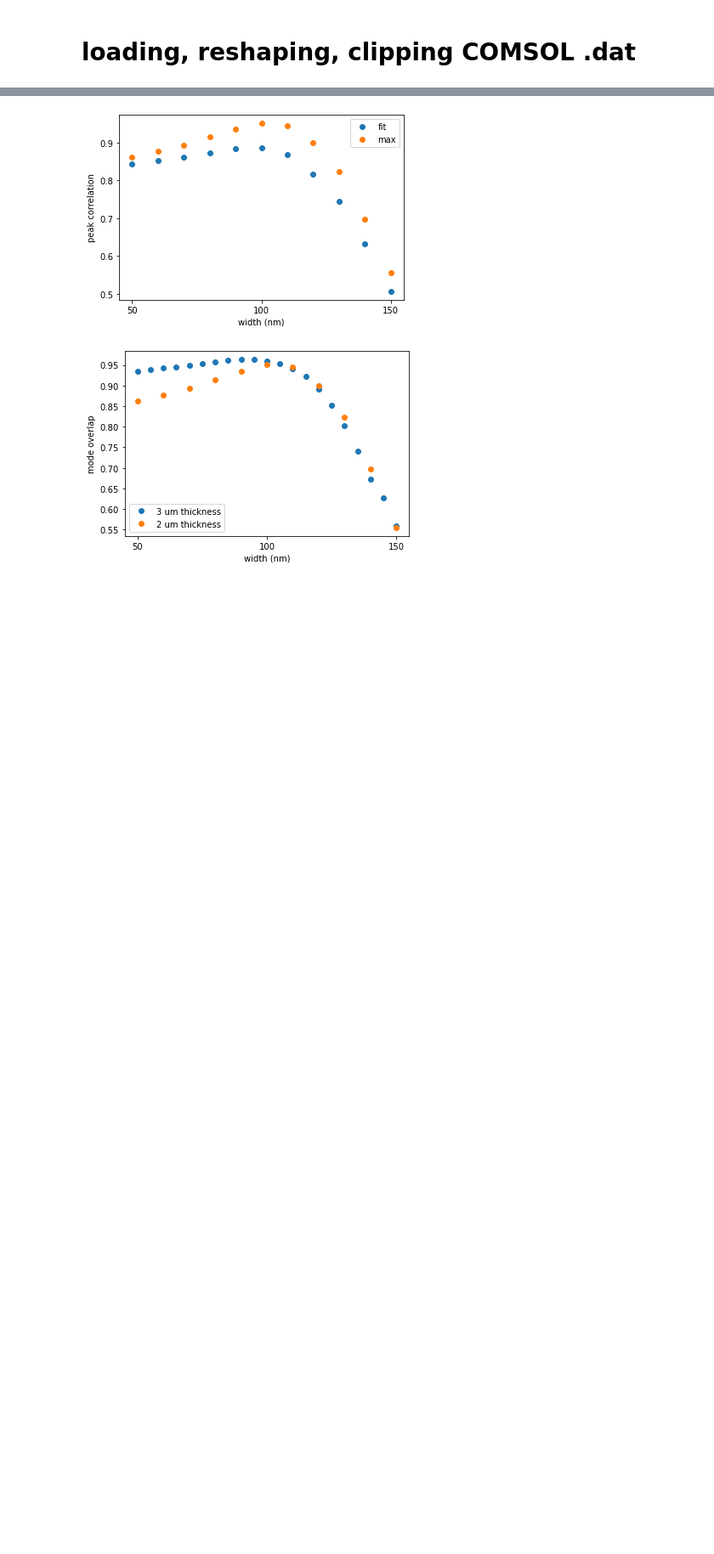
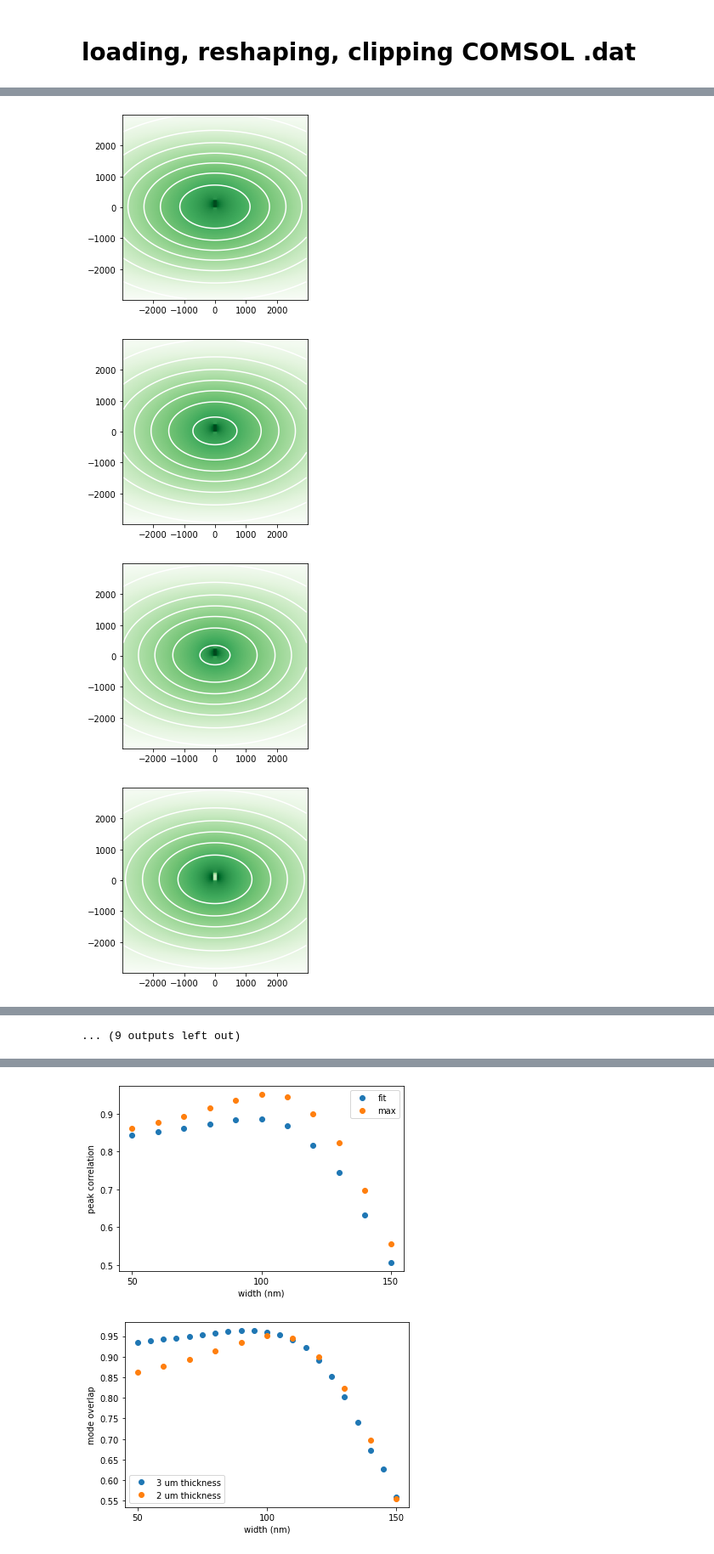
Before and after one commit to polnops/mode_overlap, a Jupyter notebook: waist_vs_width.ipynb, the cells around one changed output, grey strips where cells are left out. Shown at 85% size. Saved outputs shown, nothing was run; the diff lists cells and outputs as text; code cells hidden in the pictures; blank space fills up the shorter version.

```diff
--- a/waist_vs_width.ipynb
+++ b/waist_vs_width.ipynb
@@ -21,0 +30,7 @@ a1, a2, a3 = convolveComplex(dat_fiber, dat, param_list,
+# %%
+w_3um = plotandfitNorm(dat_3um, param_list_3um, bound=3000, res = 100j)
+# %% [output]
+[figure, added]
+[figure, added]
+[figure, added]
+[figure, added]
@@ -21,0 +45 @@ a1, a2, a3 = convolveComplex(dat_fiber, dat, param_list,
+... (9 outputs left out)
```
Also changed, not shown: parts of 11 cells of this notebook, 1 other file.
